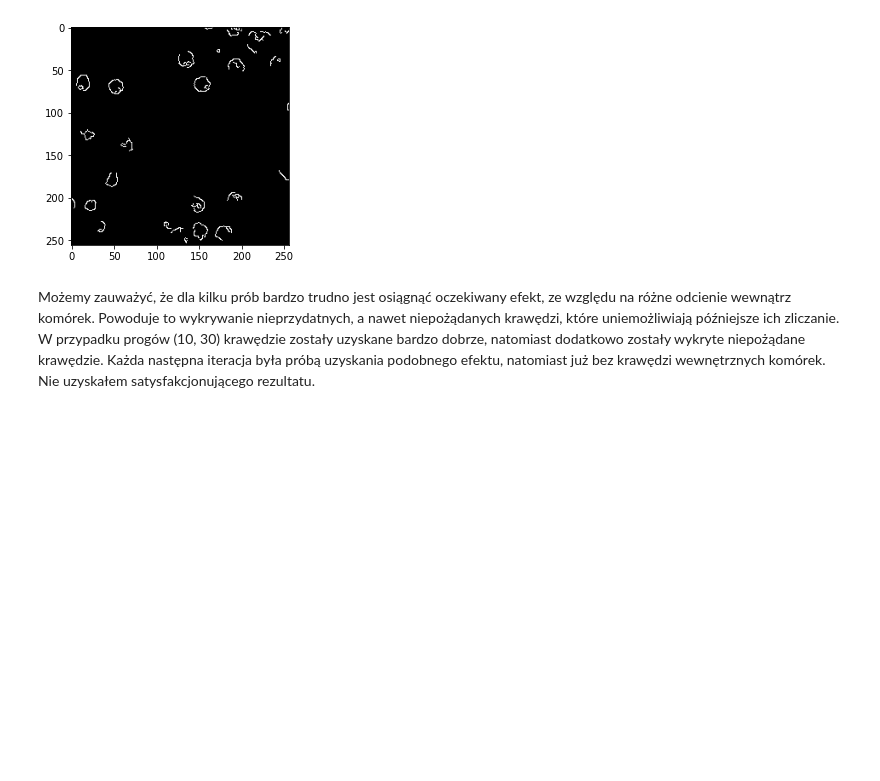
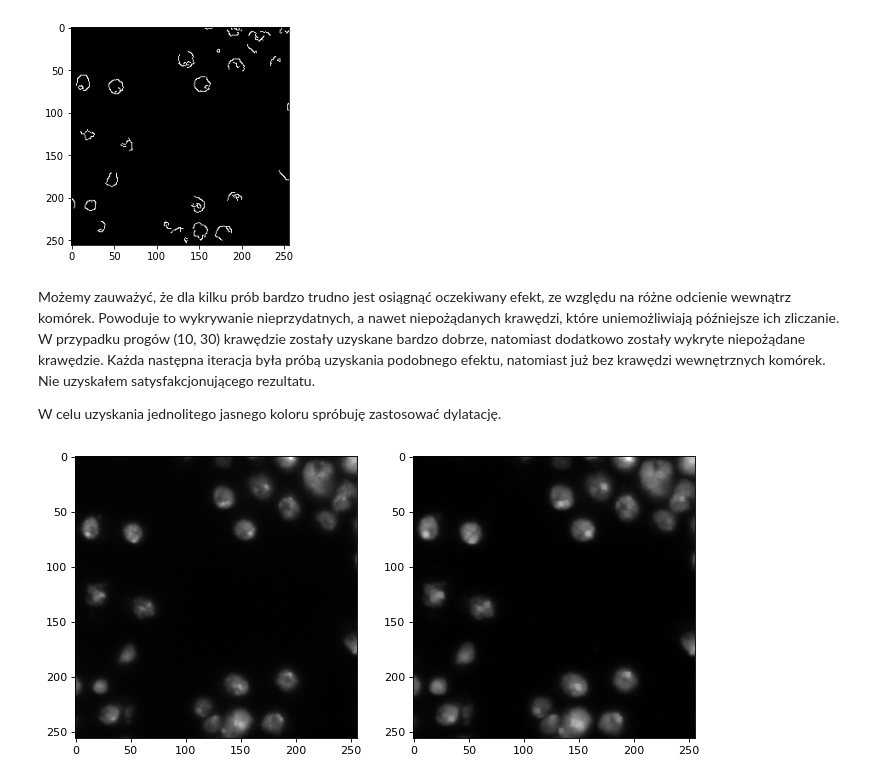
Before and after one commit to profjefer/biological-cells-counter, a Jupyter notebook: jupyter-notebooks/canny_filter.ipynb, the cells around one changed output. Drawn from its saved outputs; the diff is of its cells as text; code cells hidden in the pictures; blank space fills up the shorter version.

```diff
--- a/jupyter-notebooks/canny_filter.ipynb
+++ b/jupyter-notebooks/canny_filter.ipynb
@@ -77,3 +77,16 @@ show_image(edges_8)
 [figure]
 # %% [markdown]
 Możemy zauważyć, że dla kilku prób bardzo trudno jest osiągnąć oczekiwany efekt, ze względu na różne odcienie wewnątrz komórek. Powoduje to wykrywanie nieprzydatnych, a nawet niepożądanych krawędzi, które uniemożliwiają późniejsze ich zliczanie. W przypadku progów (10, 30) krawędzie zostały uzyskane bardzo dobrze, natomiast dodatkowo zostały wykryte niepożądane krawędzie. Każda następna iteracja była próbą uzyskania podobnego efektu, natomiast już bez krawędzi wewnętrznych komórek. Nie uzyskałem satysfakcjonującego rezultatu.
+
+W celu uzyskania jednolitego jasnego koloru spróbuję zastosować dylatację.
+# %%
+kernel_1 = np.ones((3,3),np.uint8)
+dilation_1 = cv2.dilate(image_1, kernel_1, iterations = 1)
+
+plt.figure(figsize=(10,10), dpi= 80)
+plt.subplot(1,2,1)
+show_image(image_1)
+plt.subplot(1,2,2)
+show_image(dilation_1)
+# %% [output]
+[figure, added]
```
Also changed, not shown: parts of 6 cells of this notebook.
